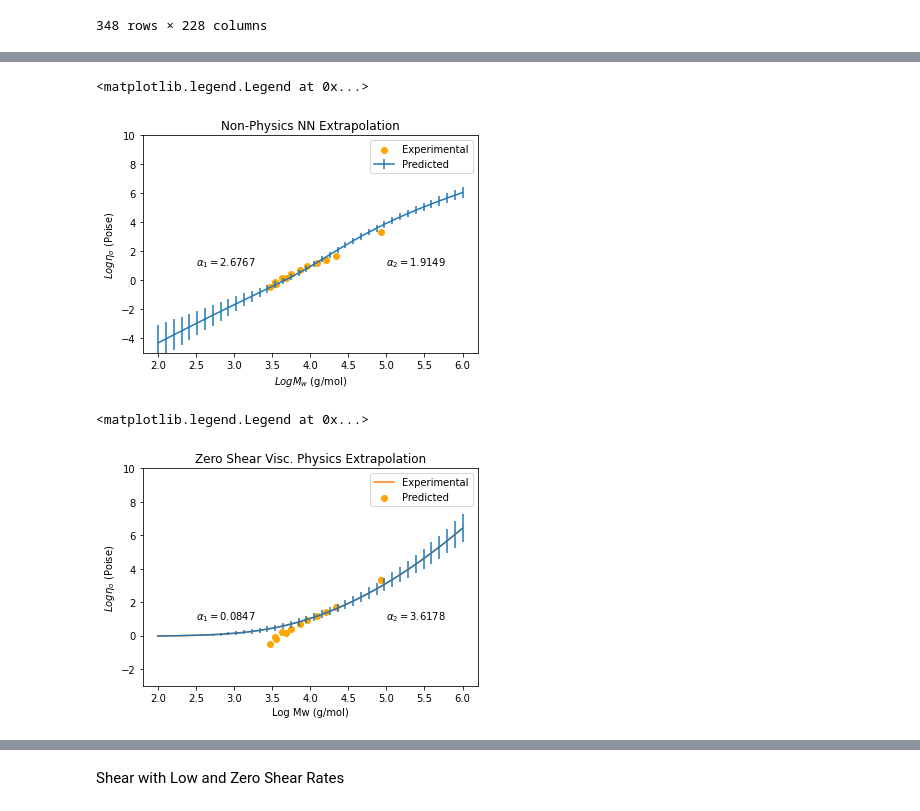
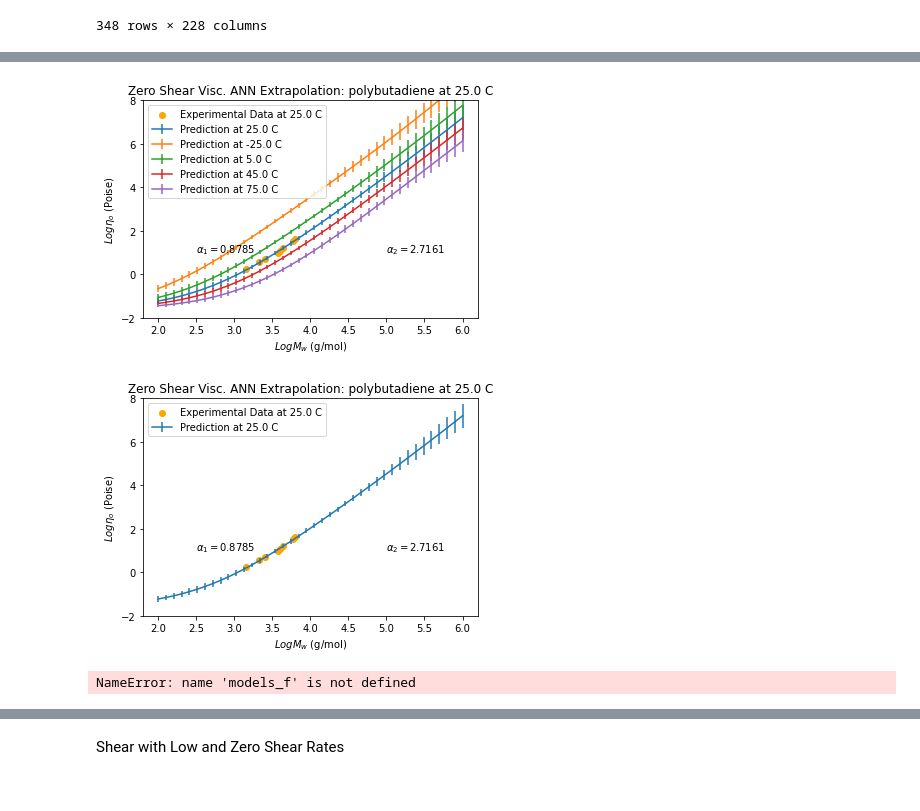
Before and after one commit to ajain300/Melt_Viscosity_Predictor, a Jupyter notebook: viscosityNN.ipynb, the cells around one changed output, grey strips where cells are left out. Cells and saved outputs as stored; diff of their text form; code cells hidden in the pictures.

Commit message:
updates to model and CV hyperopt integration

```diff
--- a/viscosityNN.ipynb
+++ b/viscosityNN.ipynb
@@ -280,3 +290,4 @@ Test OME:0.21014048
 # %%
 #gpr_model = train_GPR(XX, yy, M, S, T)
 gpr_model = gpr_models[model_num]
+model_reloaded = True
@@ -357,2 +352,3 @@ INFO:tensorflow:Oracle triggered exit
 # %%
-tuner.get_best_hyperparameters(num_trials = 1)[0].values
+Mw_samps, mw_ids = get_Mw_samples(train_df.copy().sort_index());
+shear_samps, shear_ids = get_shear_samples(train_df.copy().sort_index())
@@ -444,10 +374,14 @@ extrap_tests = Mw_test(Mw_samps, mw_ids[8])
 # %%
-XX_ex, OH, M_ex_og,S_ex_og,T_ex = extrap_tests['data_in']
+extrap_tests = Mw_test(Mw_samps, mw_ids[28])
+XX_ex, OH, M_ex_og,S_ex_og,T_ex_og = extrap_tests['data_in']
 #print(extrap_tests[samp_num]['tests'])
-Mw_ex = extrap_tests['exp'][0]
-log_visc_ex = extrap_tests['exp'][1]
-#XX_OH_ex = scaler.transform(np.concatenate((pca.transform(XX_ex), OH), axis = 1))
+#Mw_ex = M_scaler.inverse_transform(np.array(extrap_tests['exp'][0]).reshape(-1, 1))
+#log_visc_ex = y_scaler.inverse_transform(np.array(extrap_tests['exp'][1]).reshape(-1, 1))
+Mw_ex = np.power(10,extrap_tests['exp'][0])
+log_visc_ex = np.power(10,extrap_tests['exp'][1])
 XX_ex = scaler.transform((pca.transform(XX_ex))) if do_pca else scaler.transform((XX_ex))
 M_ex = M_scaler.transform(M_ex_og)
-S_ex = S_scaler.transform(S_trans.transform(S_ex_og)) #(
-T_ex = T_scaler.transform(1/(T_ex+273.15))
+S_ex = S_scaler.transform(S_trans.transform(S_ex_og))
+T_ex = T_scaler.transform(1/(T_ex_og+273.15))
+y_ax = (-2, 8)
+temps = [-50, -20, 20, 50]
@@ -471,32 +441,49 @@ Text(0.5, 1.0, 'GPR Extrapolation')
 # %%
 #test_pred = m_NP.predict([XX_ex, M_ex, S_ex, T_ex, gr_Mcr_ex])
-test_pred, test_var,_ = predict_all_cv(models_f[0],[XX_ex, M_ex, S_ex, T_ex])
+for temp_test in [True, False]:
+    test_pred, test_var,_ = predict_all_cv(models_f[0],[XX_ex, M_ex, S_ex, T_ex])
 
-plt.figure()
-plt.title('Non-Physics NN Extrapolation')
-plt.xlabel(r'$Log M_w$ (g/mol)')
-plt.ylabel(r'$Log \eta_o$ (Poise)')
-a_1, a_2 = calc_slopes_Mw(M_scaler.inverse_transform(M_ex),test_pred)
-plt.text(5, 1, r'$\alpha_2=$' + "{:1.4f}".format(a_2[0]))
-plt.text(2.5, 1, r'$\alpha_1=$' + "{:1.4f}".format(a_1[0]))
-plt.scatter(Mw_ex, log_visc_ex, c = 'orange')
-plt.ylim(-5, 10)
-#plt.plot(M_scaler.inverse_transform(M_ex), test_pred)
-plt.errorbar(M_scaler.inverse_transform(M_ex),test_pred, yerr= test_var)
-plt.legend(['Experimental','Predicted'])
+    test_pred = y_scaler.inverse_transform(np.array(test_pred).reshape(-1, 1)).reshape(-1,)
+    test_var = (y_scaler.inverse_transform(np.array(test_var).reshape(-1, 1)) - y_scaler.data_min_).reshape(-1,)
+
+
+    plt.figure()
+    plt.title('Zero Shear Visc. ANN Extrapolation: ' + extrap_tests['sample'])
+    plt.xlabel(r'$Log M_w$ (g/mol)')
+    plt.ylabel(r'$Log \eta_o$ (Poise)')
+    a_1, a_2 = calc_slopes_Mw(M_scaler.inverse_transform(M_ex),test_pred)
+    plt.text(5, 1, r'$\alpha_2=$' + "{:1.4f}".format(a_2[0]))
+    plt.text(2.5, 1, r'$\alpha_1=$' + "{:1.4f}".format(a_1[0]))
+    plt.scatter(Mw_ex, log_visc_ex, c = 'orange', label = f'Experimental Data at {T_ex_og[0][0]} C')
+    plt.ylim(*y_ax)
+    #plt.plot(M_scaler.inverse_transform(M_ex), test_pred)
+    plt.errorbar(M_scaler.inverse_transform(M_ex),test_pred, yerr= test_var, label = f'Prediction at {T_ex_og[0][0]} C')
+
+    if temp_test:
+        for i in temps:
+            test_pred, test_var, _ = predict_all_cv(models_f[0],[XX_ex, M_ex, S_ex, T_scaler.transform(1/(T_ex_og +273.15 + i))])
+            test_pred = y_scaler.inverse_transform(np.array(test_pred).reshape(-1, 1)).reshape(-1,)
+            test_var = (y_scaler.inverse_transform(np.array(test_var).reshape(-1, 1)) - y_scaler.data_min_).reshape(-1,)
+            plt.errorbar(M_scaler.inverse_transform(M_ex), test_pred, yerr= test_var,  label = f'Prediction at {T_ex_og[0][0] + i} C')
+
+
+    plt.legend()
 # %% [output]
-<matplotlib.legend.Legend at 0x...>
-[figure, old version]
+[figure, new version]
+[figure, added]
 # %%
 #test_pred = m_P.predict([XX_ex, M_ex, S_ex, T_ex, gr_Mcr_ex])
 test_pred, test_var, tot_pred = predict_all_cv(models_f[1],[XX_ex, M_ex, S_ex, T_ex])
+
+test_pred = y_scaler.inverse_transform(np.array(test_pred).reshape(-1, 1)).reshape(-1,)
+test_var = (y_scaler.inverse_transform(np.array(test_var).reshape(-1, 1)) - y_scaler.data_min_).reshape(-1,)
+
 plt.figure()
-plt.title('Zero Shear Visc. Physics Extrapolation')
+plt.title('Zero Shear Visc. Physics NN Extrapolation')
 plt.xlabel('Log Mw (g/mol)')
 plt.ylabel(r'$Log \eta_o$ (Poise)')
 plt.scatter(Mw_ex, log_visc_ex, c = 'orange')
 plt.errorbar(M_scaler.inverse_transform(M_ex),test_pred, yerr= test_var)
-plt.plot(M_scaler.inverse_transform(M_ex), test_pred)
 a_1, a_2 = calc_slopes_Mw(M_scaler.inverse_transform(M_ex),test_pred)
 plt.text(5, 1, r'$\alpha_2=$' + "{:1.4f}".format(a_2[0]))
 plt.text(2.5, 1, r'$\alpha_1=$' + "{:1.4f}".format(a_1[0]))
@@ -508,5 +495,4 @@ plt.legend(['Experimental','Predicted'])
 #print(alpha_layer([XX_ex, M_ex, S_ex, T_ex, gr_Mcr_ex]))
 #print(n_layer([XX_ex, M_ex, S_ex, T_ex, gr_Mcr_ex]))
 # %% [output]
-<matplotlib.legend.Legend at 0x...>
+NameError: name 'models_f' is not defined
-[figure, removed]
```
Also changed, not shown: parts of 52 cells of this notebook, 6 other files.
